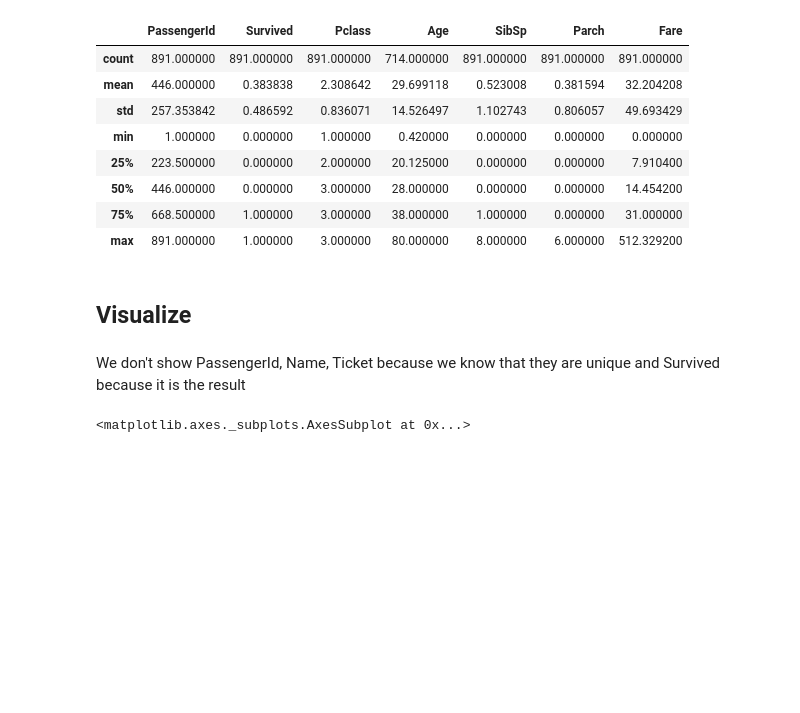
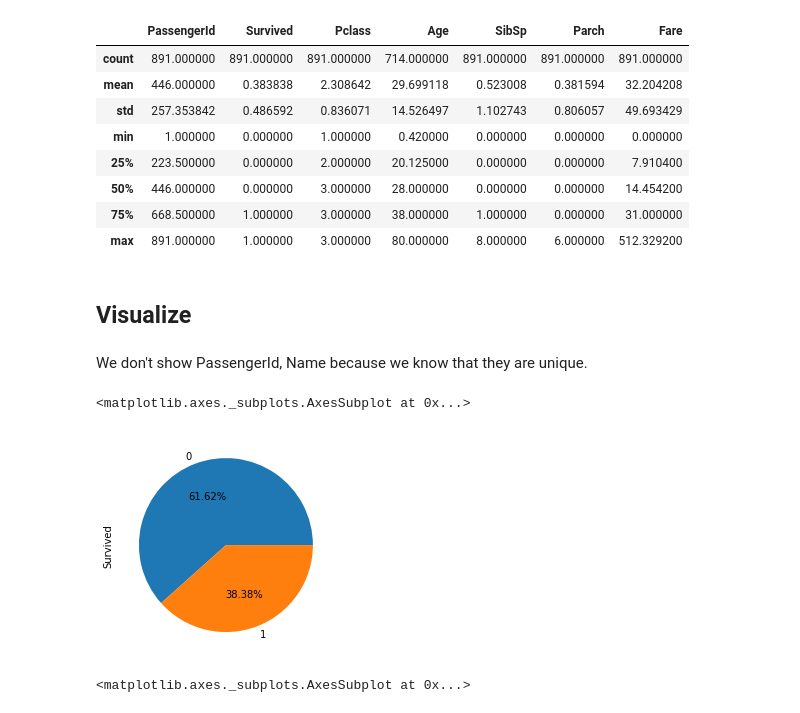
Before and after one commit to Melvinmcrn/DataScience, a Jupyter notebook: Activity5_DataPrep/Activity5_DataPrep.ipynb, the cells around one changed output. Drawn from its saved outputs; the diff is of its cells as text; code cells hidden in the pictures; blank space fills up the shorter version.

```diff
--- a/Activity5_DataPrep/Activity5_DataPrep.ipynb
+++ b/Activity5_DataPrep/Activity5_DataPrep.ipynb
@@ -53,7 +54,12 @@ data.describe()
 # %% [markdown]
 ## Visualize
 # %% [markdown]
-We don't show PassengerId, Name, Ticket because we know that they are unique and Survived because it is the result
+We don't show PassengerId, Name because we know that they are unique.
+# %%
+data['Survived'].value_counts().plot(x=None,y=None, kind='pie',autopct='%1.2f%%')
+# %% [output]
+<matplotlib.axes._subplots.AxesSubplot at 0x...>
+[figure, added]
 # %%
 sns.distplot(data['Pclass'], label='Pclass')
 # %% [output]
```
Also changed, not shown: parts of 18 cells of this notebook.
